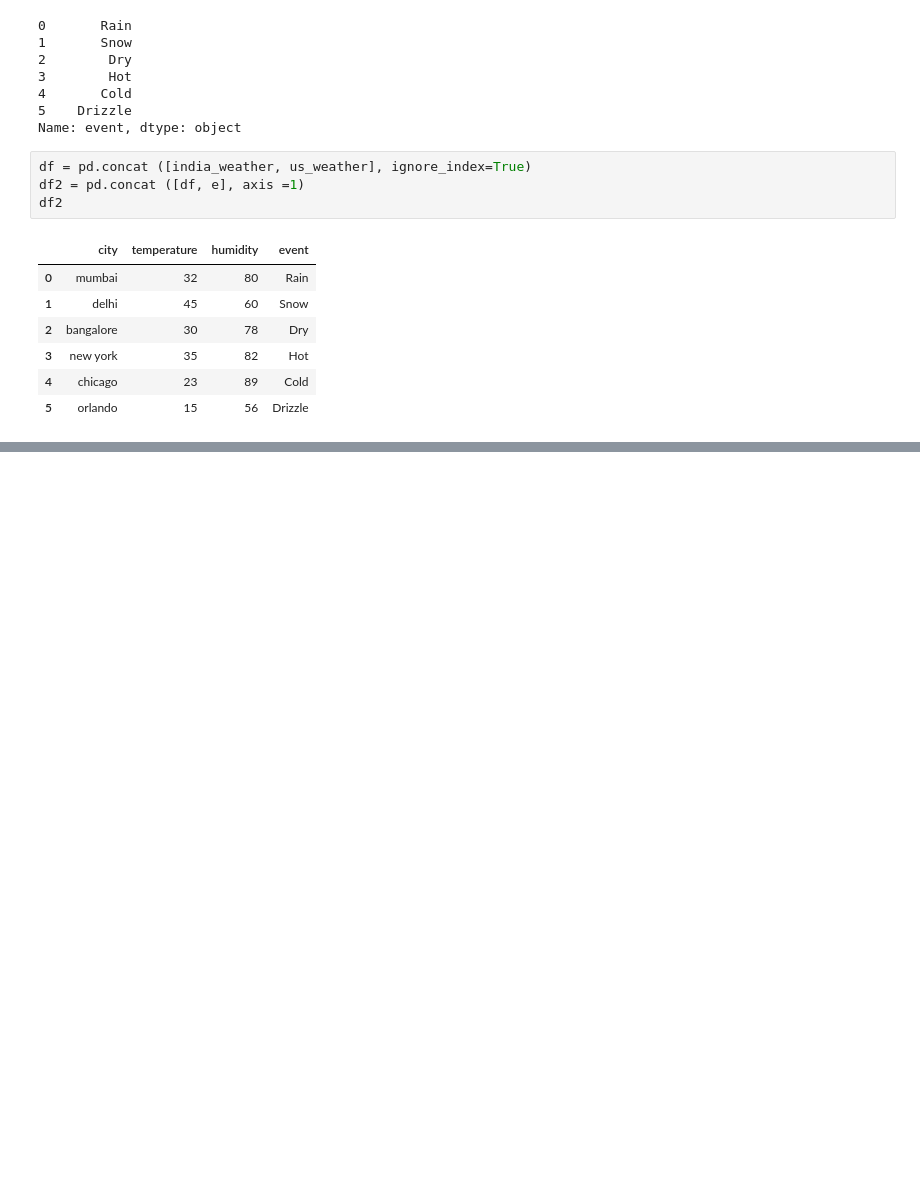
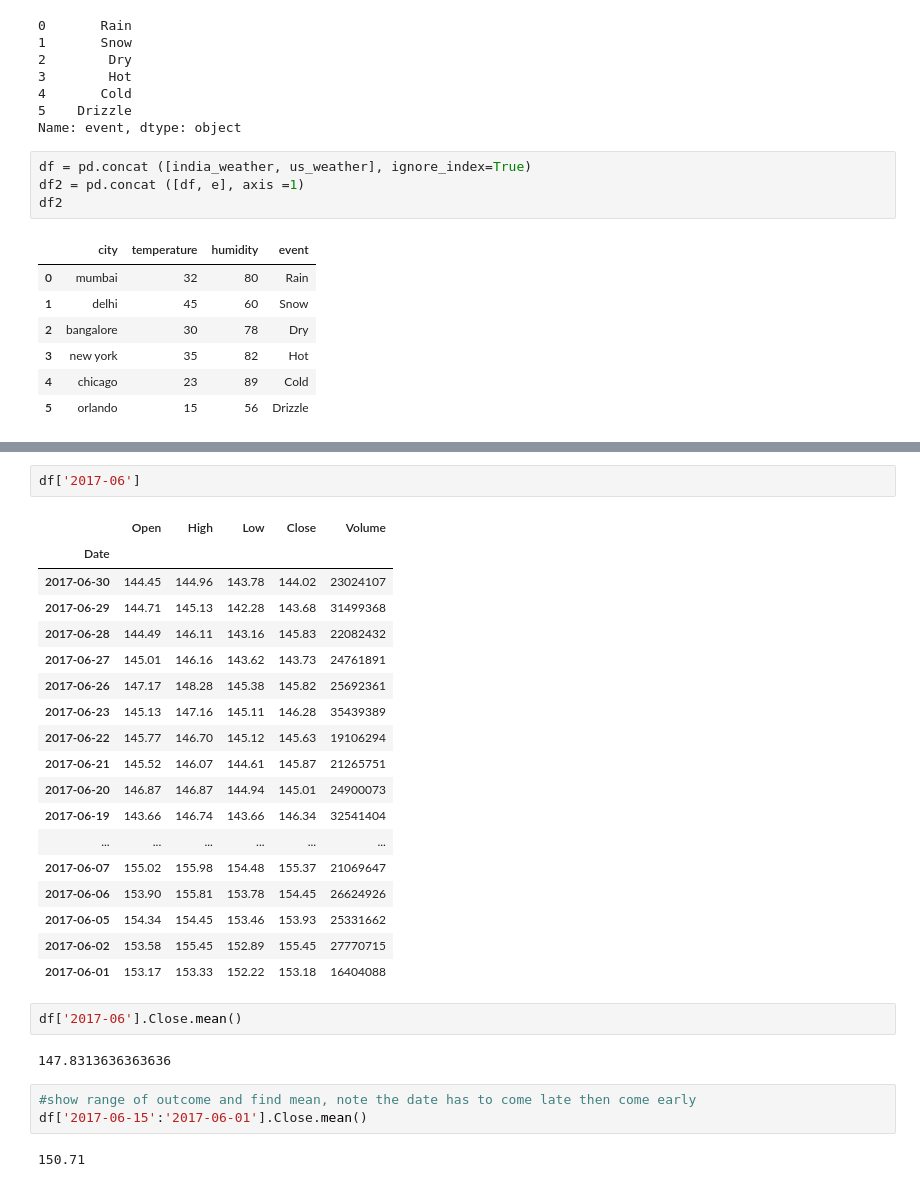
Before and after one commit to jieminhg/Practice-Panda-DataFrame, a Jupyter notebook: Pandas DF Practice.ipynb, the cells around one changed output, grey strips where cells are left out. Cells and saved outputs as stored; diff of their text form; blank space fills up the shorter version.

```diff
--- a/Pandas DF Practice.ipynb
+++ b/Pandas DF Practice.ipynb
@@ -327,0 +509,30 @@ df2
+# %%
+df['2017-06']
+# %% [output]
+|  | Open | High | Low | Close | Volume |
+| Date |  |  |  |  |  |
+| 2017-06-30 | 144.45 | 144.96 | 143.78 | 144.02 | 23024107 |
+| 2017-06-29 | 144.71 | 145.13 | 142.28 | 143.68 | 31499368 |
+| 2017-06-28 | 144.49 | 146.11 | 143.16 | 145.83 | 22082432 |
+| 2017-06-27 | 145.01 | 146.16 | 143.62 | 143.73 | 24761891 |
+| 2017-06-26 | 147.17 | 148.28 | 145.38 | 145.82 | 25692361 |
+| 2017-06-23 | 145.13 | 147.16 | 145.11 | 146.28 | 35439389 |
+| 2017-06-22 | 145.77 | 146.70 | 145.12 | 145.63 | 19106294 |
+| 2017-06-21 | 145.52 | 146.07 | 144.61 | 145.87 | 21265751 |
+| 2017-06-20 | 146.87 | 146.87 | 144.94 | 145.01 | 24900073 |
+| 2017-06-19 | 143.66 | 146.74 | 143.66 | 146.34 | 32541404 |
+| ... | ... | ... | ... | ... | ... |
+| 2017-06-07 | 155.02 | 155.98 | 154.48 | 155.37 | 21069647 |
+| 2017-06-06 | 153.90 | 155.81 | 153.78 | 154.45 | 26624926 |
+| 2017-06-05 | 154.34 | 154.45 | 153.46 | 153.93 | 25331662 |
+| 2017-06-02 | 153.58 | 155.45 | 152.89 | 155.45 | 27770715 |
+| 2017-06-01 | 153.17 | 153.33 | 152.22 | 153.18 | 16404088 |
+# %%
+df['2017-06'].Close.mean()
+# %% [output]
+147.8313636363636
+# %%
+#show range of outcome and find mean, note the date has to come late then come early
+df['2017-06-15':'2017-06-01'].Close.mean()
+# %% [output]
+150.71
```
Also changed, not shown: parts of 40 cells of this notebook, 6 other files.
